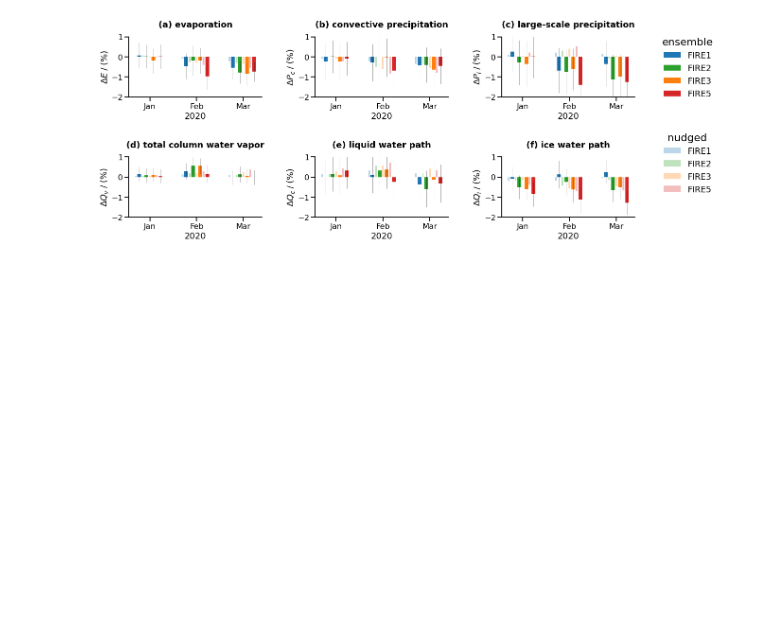
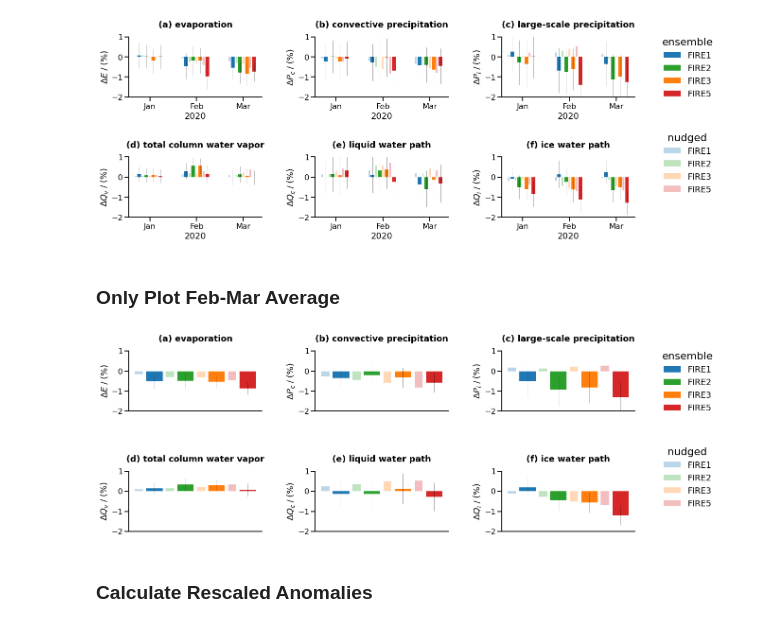
Before and after one commit to fsenf/nbook.2022-11_WiFi-AUS_Circ-Feedbacks, a Jupyter notebook: nbooks/06-Plot-HydroVars.ipynb, the cells around one changed output. Cells and saved outputs as stored; diff of their text form; code cells hidden in the pictures; blank space fills up the shorter version.

Commit message:
added Feb/Mar average water vars + rescaled mean and SEM estimates

```diff
--- a/nbooks/06-Plot-HydroVars.ipynb
+++ b/nbooks/06-Plot-HydroVars.ipynb
@@ -110,3 +110,46 @@ for m, month in enumerate(['ensemble', 'nudged',]):
 plt.savefig('../pics/hydro-vars.png', dpi = 600)
 # %% [output]
 [figure]
+# %% [markdown]
+### Only Plot Feb-Mar Average
+# %%
+d_ave_fm = dset.sel(time = slice('2020-02', '2020-03')).mean('time')
+# %%
+fig, axs = plt.subplots( ncols = 3, nrows = 2, figsize = (22,7))
+plt.subplots_adjust( wspace = 0.4, hspace = 1., right = 0.8)
+axs = axs.flatten()
+
+abc = string.ascii_lowercase
+
+vlist = ['evap', 'aprc', 'aprl', 'qvi', 'xlvi', 'xivi']
+labellist = ['E', 'P_c', 'P_l', 'Q_v', 'Q_c', 'Q_i']
+titlelist = ['evaporation', 'convective precipitation', 'large-scale precipitation',
+             'total column water vapor', 'liquid water path', 'ice water path']
+
+for i in range(len(vlist)):
+    plt.sca(axs[i])
+    plot.plot_diff_ave(d_ave_fm[vlist[i]], method = 'globalmean', style = 'bar', add_nudged = True, relative = True)
+    axs[i].set_ylabel('$\Delta %s\;/\;(%s)$' % (labellist[i], '\%'))
+
+    axs[i].set_title('(%s) %s' % (abc[i], titlelist[i]), fontweight = 'bold', pad = 20)
+    axs[i].set_ylim(-2,1)
+    axs[i].set_xticks([])
+
+
+allhandles, alllabels = axs[0].get_legend_handles_labels()
+
+for m, month in enumerate(['ensemble', 'nudged',]):
+
+    axl = fig.add_axes([0.82, 0.55 - 0.4*m, 0.1, 0.4])
+    m1 = 4*m
+    m2 = 4*(m+1)
+    handles = allhandles[m1: m2]
+    labels  = alllabels[m1: m2]
+
+    nlabels = plot.standardize_firenames( labels )
+    axl.legend(handles, nlabels, loc = 'center',  ncol=1, fontsize = 18, title = month, title_fontproperties = {'weight':'normal', 'size': 22} )
+    axl.axis('off')
+# %% [output]
+[figure, added]
+# %% [markdown]
+### Calculate Rescaled Anomalies
```
Also changed, not shown: parts of 2 cells of this notebook.
